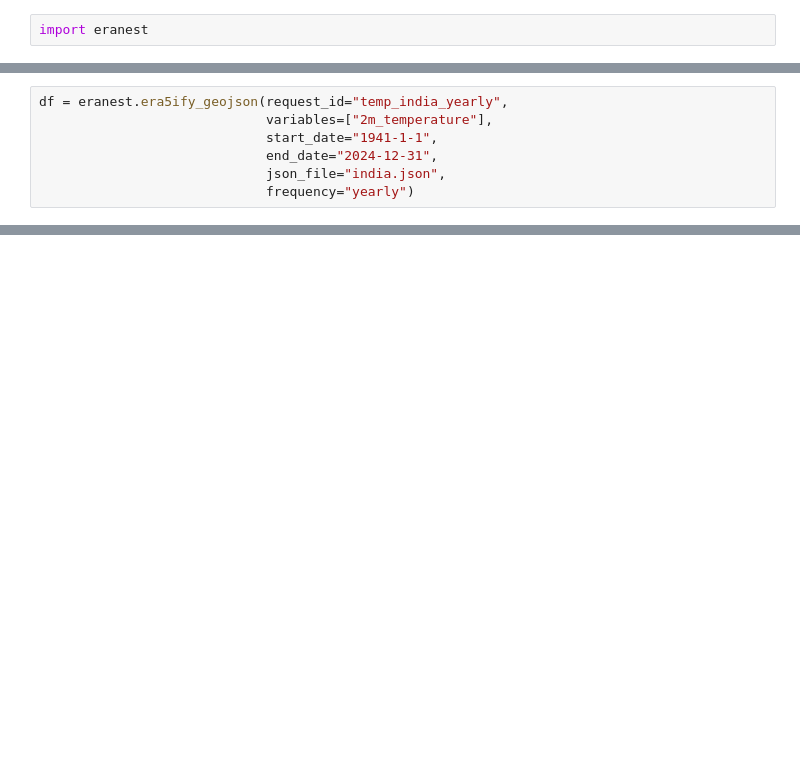
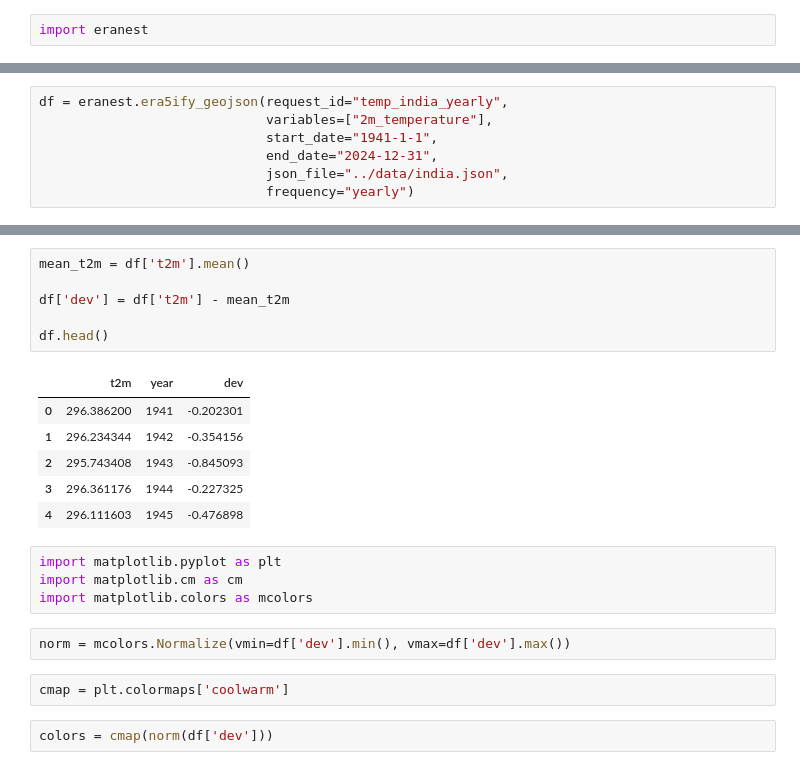
Before and after one commit to saketlab/varunayan, a Jupyter notebook: notebooks/eranest_India_temp_change.ipynb, the cells around one changed output, grey strips where cells are left out. Saved outputs shown, nothing was run; the diff lists cells and outputs as text; blank space fills up the shorter version.

```diff
--- a/notebooks/eranest_India_temp_change.ipynb
+++ b/notebooks/eranest_India_temp_change.ipynb
@@ -13,7 +5,7 @@ df = eranest.era5ify_geojson(request_id="temp_india_yearly",
                              variables=["2m_temperature"],
                              start_date="1941-1-1",
                              end_date="2024-12-31",
-                             json_file="india.json",
+                             json_file="../data/india.json",
                              frequency="yearly")
 # %% [output]
 Successfully loaded JSON file with utf-8 encoding
@@ -156,0 +142,23 @@ Processing: 1982-09-01 to 1990-12-31
+# %%
+mean_t2m = df['t2m'].mean()
+
+df['dev'] = df['t2m'] - mean_t2m
+
+df.head()
+# %% [output]
+|  | t2m | year | dev |
+| 0 | 296.386200 | 1941 | -0.202301 |
+| 1 | 296.234344 | 1942 | -0.354156 |
+| 2 | 295.743408 | 1943 | -0.845093 |
+| 3 | 296.361176 | 1944 | -0.227325 |
+| 4 | 296.111603 | 1945 | -0.476898 |
+# %%
+import matplotlib.pyplot as plt
+import matplotlib.cm as cm
+import matplotlib.colors as mcolors
+# %%
+norm = mcolors.Normalize(vmin=df['dev'].min(), vmax=df['dev'].max())
+# %%
+cmap = plt.colormaps['coolwarm']
+# %%
+colors = cmap(norm(df['dev']))
```
Also changed, not shown: parts of 4 cells of this notebook, 4 other files.
